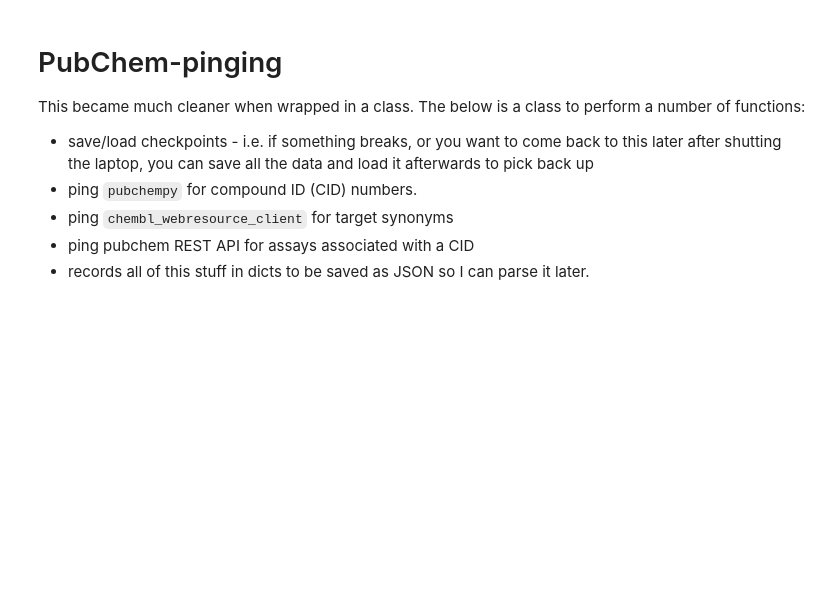
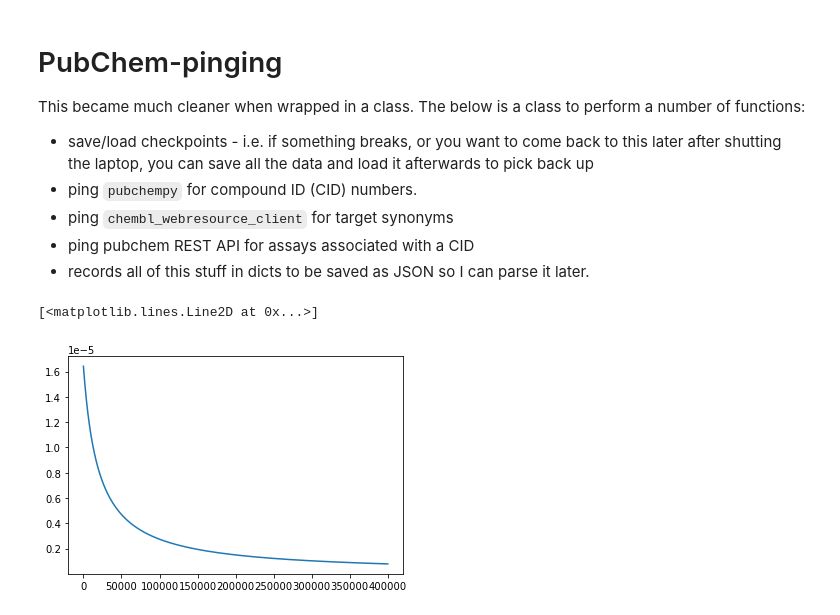
Before and after one commit to ljmartin/molrec, a Jupyter notebook: pubchem_validation/pubchem_validation.ipynb, the cells around one changed output. Cells and saved outputs as stored; diff of their text form; code cells hidden in the pictures; blank space fills up the shorter version.

```diff
--- a/pubchem_validation/pubchem_validation.ipynb
+++ b/pubchem_validation/pubchem_validation.ipynb
@@ -294,6 +295,11 @@ weight = 1 / (np.arange(n)/take+1)
 weight = weight/weight.sum()
 
 sample = np.random.choice(n, take, p=weight, replace=False)
+# %%
+plt.plot(weight)
+# %% [output]
+[<matplotlib.lines.Line2D at 0x...>]
+[figure, added]
 # %%
 for count, prediction in enumerate(arr_sorted[sample]):
     print(prediction)
```
Also changed, not shown: parts of 7 cells of this notebook, 13 other files.
